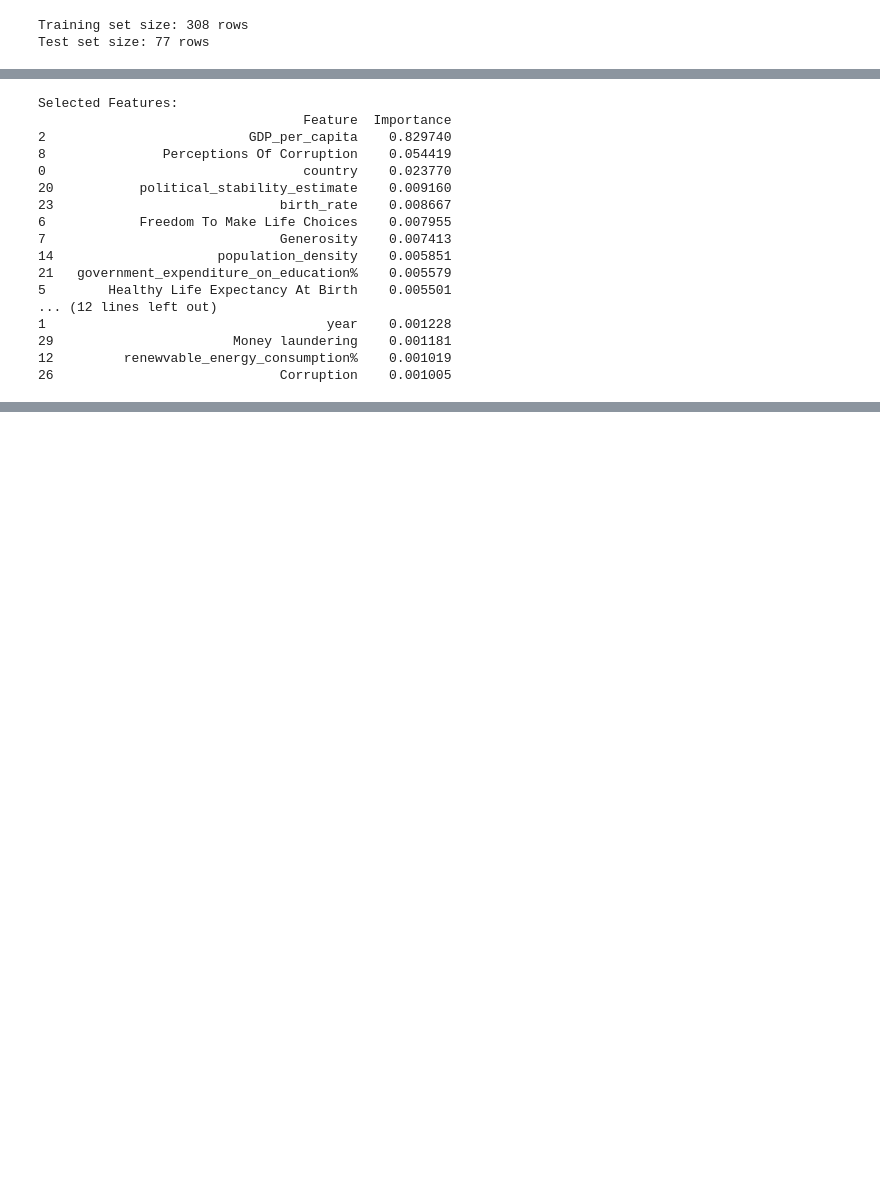
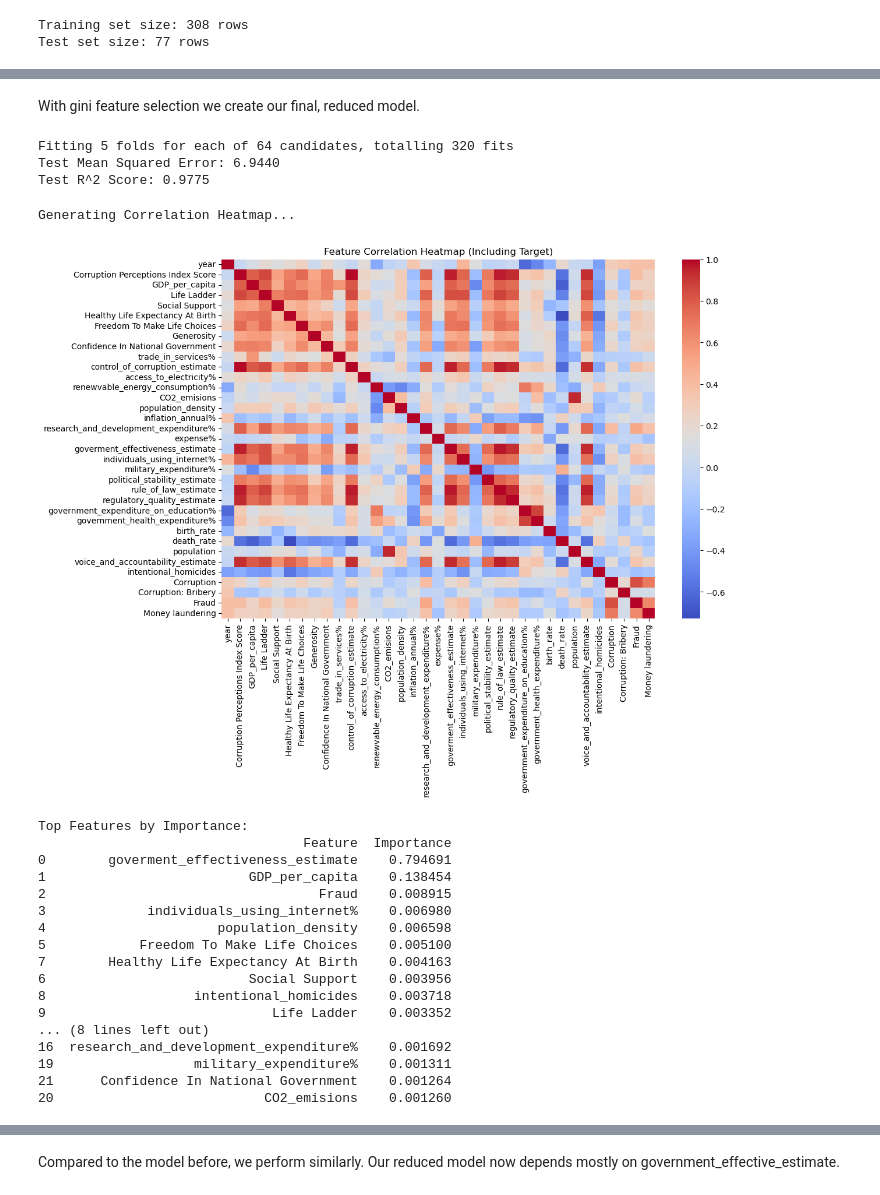
Before and after one commit to gonlyplease/corruption_analysis_europe, a Jupyter notebook: notebooks/adjustingJoint.ipynb, the cells around one changed output, grey strips where cells are left out. Saved outputs shown, nothing was run; the diff lists cells and outputs as text; code cells hidden in the pictures; blank space fills up the shorter version.

```diff
--- a/notebooks/adjustingJoint.ipynb
+++ b/notebooks/adjustingJoint.ipynb
@@ -821,28 +653,47 @@ Test R^2 Score: 0.9482
-# %%
-# Apply Gini importance-based feature selection
-threshold = 0.001  # Adjust threshold as needed
-X_train_sel_gini, feature_importances_gini = gini_feature_selection(model_reduced_gini, X_train_red, threshold=threshold)
-
-# Display selected features and their importances
-print("Selected Features:")
-print(feature_importances_gini[feature_importances_gini['Importance'] >= threshold])
-
-# Use the selected features for further processing or modeling
-# %% [output]
-Selected Features:
-                                  Feature  Importance
-2                          GDP_per_capita    0.829740
-8               Perceptions Of Corruption    0.054419
-0                                 country    0.023770
-20           political_stability_estimate    0.009160
-23                             birth_rate    0.008667
-6            Freedom To Make Life Choices    0.007955
-7                              Generosity    0.007413
-14                     population_density    0.005851
-21   government_expenditure_on_education%    0.005579
-5        Healthy Life Expectancy At Birth    0.005501
-... (12 lines left out)
-1                                    year    0.001228
-29                       Money laundering    0.001181
-12         renewvable_energy_consumption%    0.001019
-26                             Corruption    0.001005
+# %% [markdown]
+With gini feature selection we create our final, reduced model.
+# %%
+final_model, final_params = grid_search_random_forest(X_train_selected, y_train)
+
+selected_features = X_train_selected.columns
+
+X_test_selected = X_test_filtered[selected_features]
+
+# Step 4: Evaluate the Model on the Test Set
+y_pred = final_model.predict(X_test_selected)
+mse = mean_squared_error(y_test, y_pred)
+r2 = r2_score(y_test, y_pred)
+
+print(f"Test Mean Squared Error: {mse:.4f}")
+print(f"Test R^2 Score: {r2:.4f}")
+# %% [output]
+Fitting 5 folds for each of 64 candidates, totalling 320 fits
+Test Mean Squared Error: 6.9440
+Test R^2 Score: 0.9775
+# %%
+feature_analysis_with_model(
+    data=data,  # The full dataset
+    target_column='Corruption Perceptions Index Score',
+    model=final_model,
+    X_train=X_train_selected  # Features used for training the model
+)
+# %% [output]
+Generating Correlation Heatmap...
+[figure, added]
+Top Features by Importance:
+                                  Feature  Importance
+0        goverment_effectiveness_estimate    0.794691
+1                          GDP_per_capita    0.138454
+2                                   Fraud    0.008915
+3             individuals_using_internet%    0.006980
+4                      population_density    0.006598
+5            Freedom To Make Life Choices    0.005100
+7        Healthy Life Expectancy At Birth    0.004163
+6                          Social Support    0.003956
+8                   intentional_homicides    0.003718
+9                             Life Ladder    0.003352
+... (8 lines left out)
+16  research_and_development_expenditure%    0.001692
+19                  military_expenditure%    0.001311
+21      Confidence In National Government    0.001264
+20                           CO2_emisions    0.001260
@@ -848,0 +701,2 @@ Selected Features:
+# %% [markdown]
+Compared to the model before, we perform similarly. Our reduced model now depends mostly on government_effective_estimate.
```
Also changed, not shown: parts of 41 cells of this notebook.
